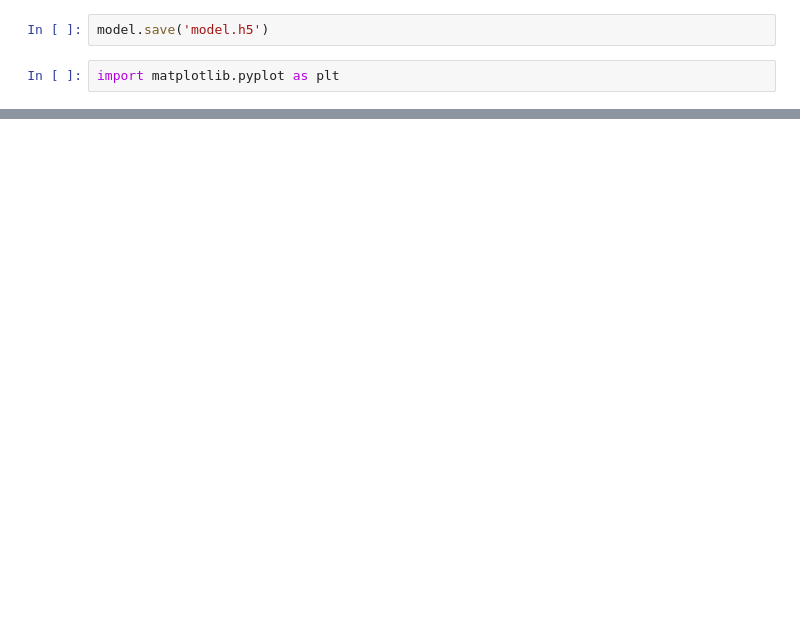
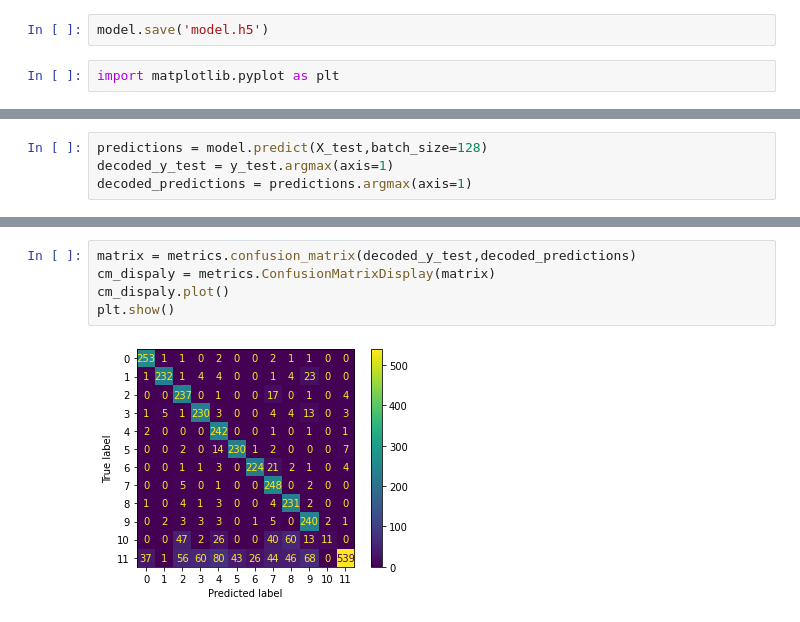
Before and after one commit to coursesmichaelgruner/dsp-3-2022-proyecto2-a, a Jupyter notebook: proyecto_parte2.ipynb, the cells around one changed output, grey strips where cells are left out. Cells and saved outputs as stored; diff of their text form; blank space fills up the shorter version.

```diff
--- a/proyecto_parte2.ipynb
+++ b/proyecto_parte2.ipynb
@@ -164,0 +207,4 @@ No handles with labels found to put in legend.
+# %%
+predictions = model.predict(X_test,batch_size=128)
+decoded_y_test = y_test.argmax(axis=1)
+decoded_predictions = predictions.argmax(axis=1)
@@ -164,0 +234,7 @@ No handles with labels found to put in legend.
+# %%
+matrix = metrics.confusion_matrix(decoded_y_test,decoded_predictions)
+cm_dispaly = metrics.ConfusionMatrixDisplay(matrix)
+cm_dispaly.plot()
+plt.show()
+# %% [output]
+[figure, added]
```
Also changed, not shown: parts of 13 cells of this notebook.
